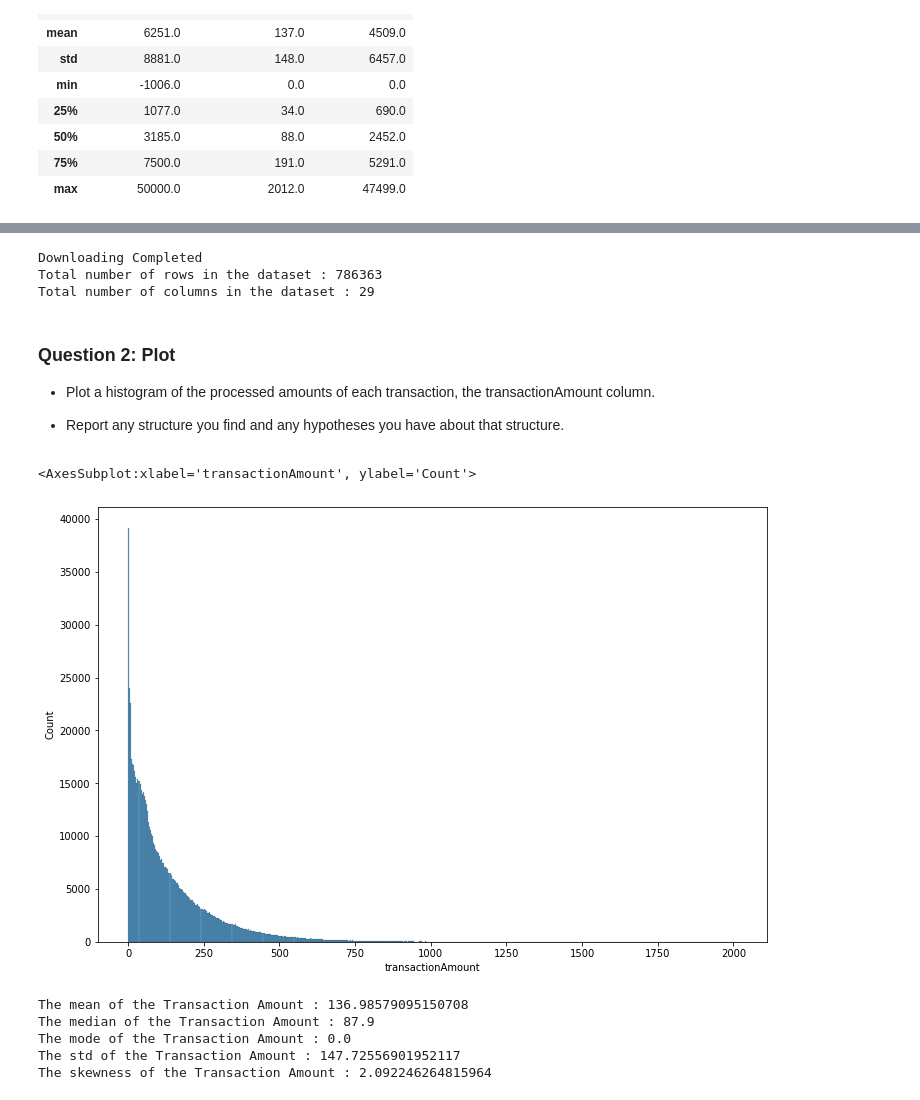
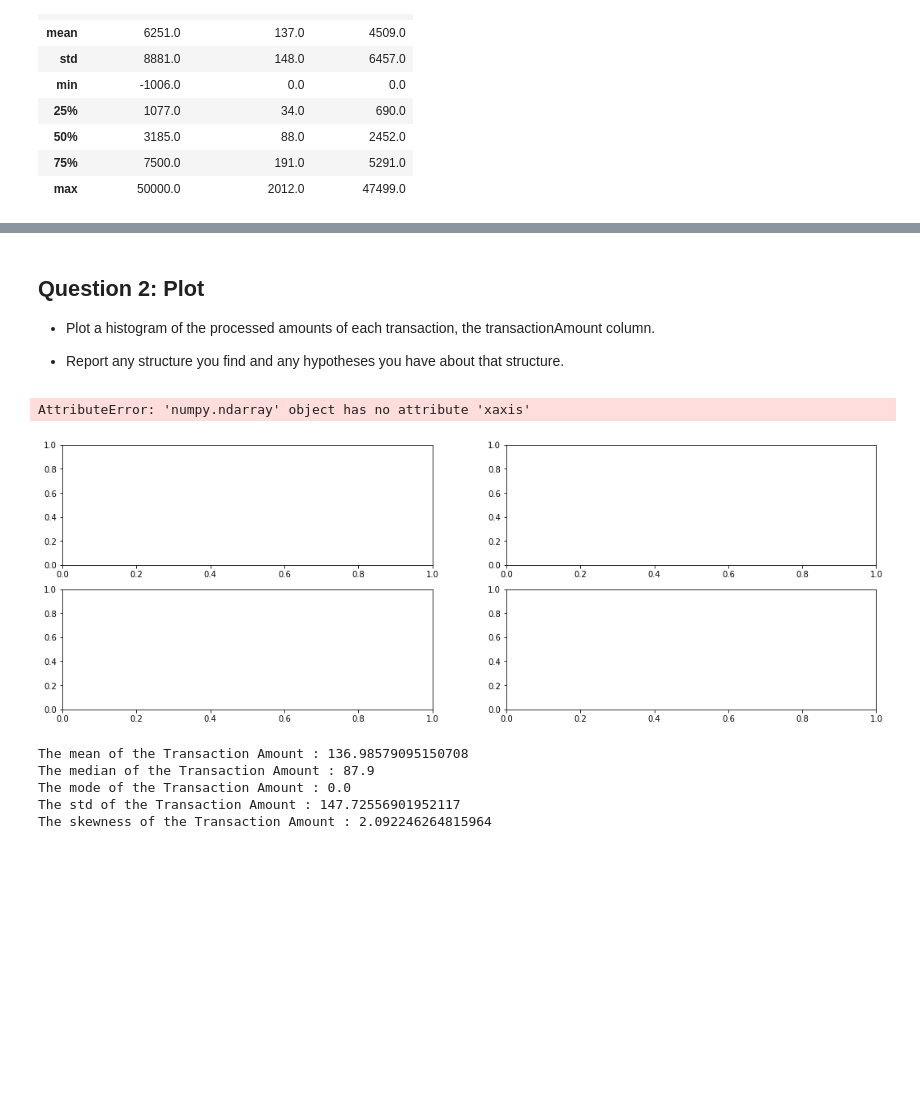
Before and after one commit to shirishpandagare/DS_Work, a Jupyter notebook: DS.ipynb, the cells around one changed output, grey strips where cells are left out. Drawn from its saved outputs; the diff is of its cells as text; code cells hidden in the pictures; blank space fills up the shorter version.

```diff
--- a/DS.ipynb
+++ b/DS.ipynb
@@ -236,7 +192,0 @@ pd.DataFrame(data.select_dtypes('object').nunique() , columns= ['Unique Values']
-# %%
-URL = "https://github.com/CapitalOneRecruiting/DS/raw/master/transactions.zip"
-data = load_data(URL)
-# %% [output]
-Downloading Completed
-Total number of rows in the dataset : 786363
-Total number of columns in the dataset : 29
@@ -257,15 +193,21 @@ df = data.astype({    'transactionDateTime'     : 'datetime64'
 # %% [markdown]
-### Question 2: Plot
+## Question 2: Plot
+
 - Plot a histogram of the processed amounts of each transaction, the transactionAmount column.
 
 - Report any structure you find and any hypotheses you have about that structure.
 # %%
 # data['transactionAmount'].hist()
-plt.figure(figsize= (12, 8))
-sns.histplot( data = data  , x = 'transactionAmount')
+# plt.figure(figsize= (12, 8))
+fig, axs = plt.subplots(2,2, figsize=(18, 6))
+# sns.histplot( data = data  , x = 'transactionAmount' )
+
+sns.histplot(data=data, x="transactionAmount", kde=True, color="olive", ax=axs[1])
+sns.histplot(data=data[data.isFraud == True], x="transactionAmount", kde=True, color="olive", ax=axs[1])
+sns.histplot(data=data[data.isFraud == False], x="transactionAmount", kde=True, color="olive", ax=axs[1])
 # %% [output]
-<AxesSubplot:xlabel='transactionAmount', ylabel='Count'>
+AttributeError: 'numpy.ndarray' object has no attribute 'xaxis'
-[figure, old version]
+[figure, new version]
 # %%
 print("The mean of the Transaction Amount : {}".format(data.transactionAmount.mean()))
 print("The median of the Transaction Amount : {}".format(data.transactionAmount.median()))
```
Also changed, not shown: parts of 8 cells of this notebook.
